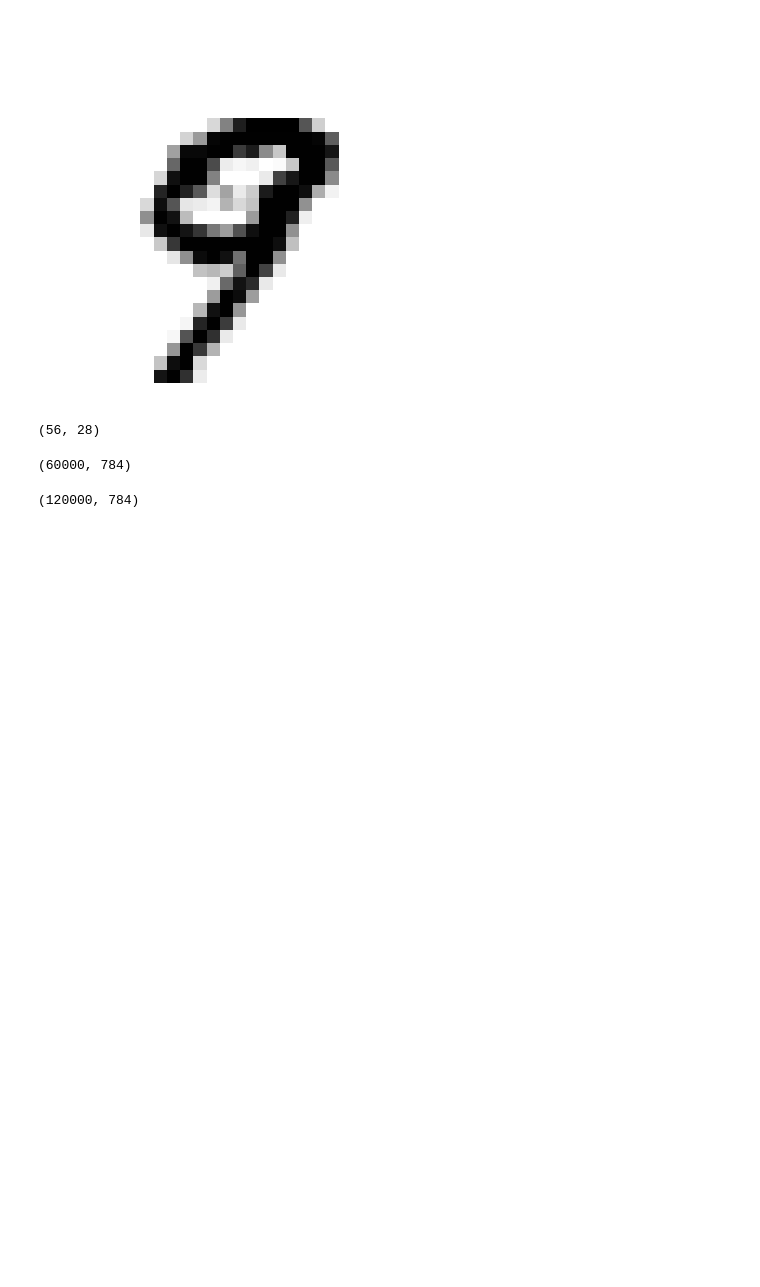
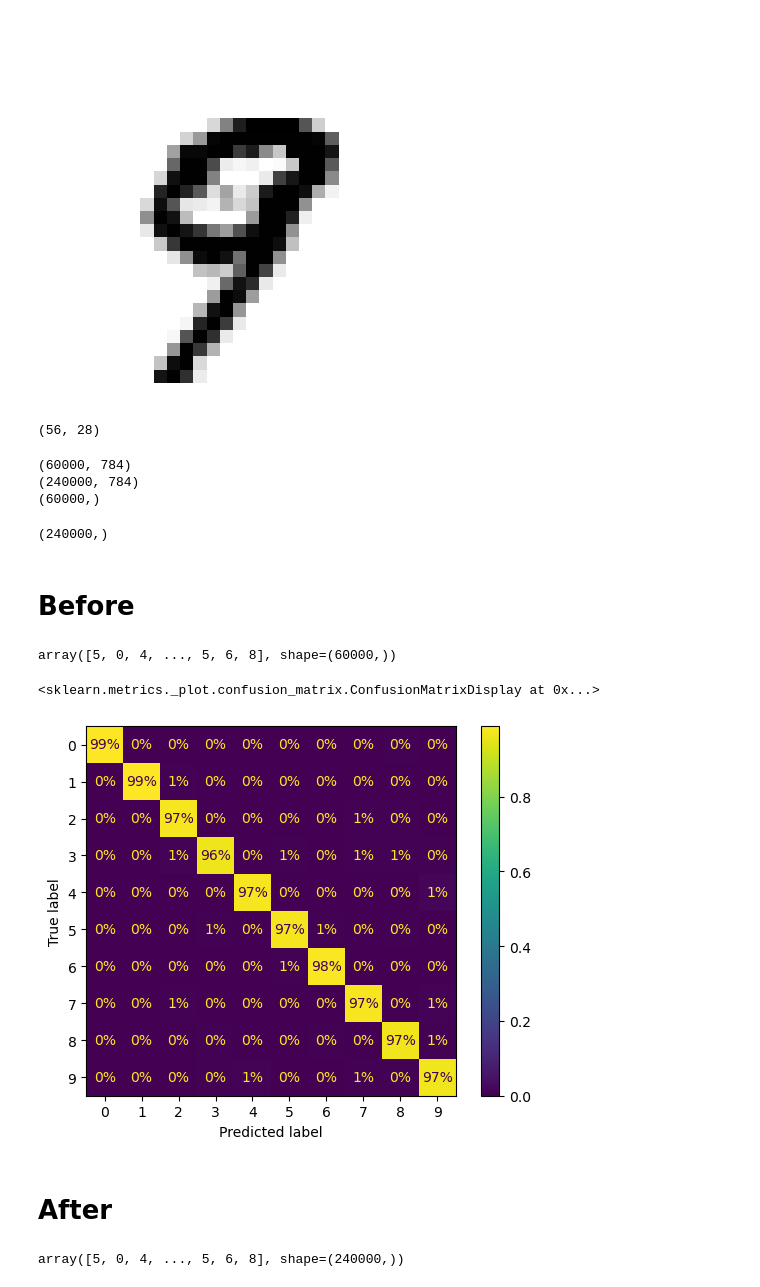
Before and after one commit to m-mhe/ml_practice, a Jupyter notebook: ExoandedMnist/main.ipynb, the cells around one changed output. Saved outputs shown, nothing was run; the diff lists cells and outputs as text; code cells hidden in the pictures; blank space fills up the shorter version.

Commit message:
Data Extention done

```diff
--- a/ExoandedMnist/main.ipynb
+++ b/ExoandedMnist/main.ipynb
@@ -118,9 +121,39 @@ arr.shape
 # %% [output]
 (56, 28)
 # %%
-xTrainExtended = np.concatenate((xTrain, alterUnderCrop), axis=0)
+xTrainExtended = np.concatenate((xTrain, alterUnderCrop, alterDownword, alterUpword), axis=0)
+yTrainExtended = np.concatenate((yTrain, yTrain, yTrain, yTrain), axis=0)
 print(xTrain.shape)
-xTrainExtended.shape
+print(xTrainExtended.shape)
+print(yTrain.shape)
+yTrainExtended.shape
 # %% [output]
 (60000, 784)
+(240000, 784)
+(60000,)
-(120000, 784)
+(240000,)
+# %% [markdown]
+# Before
+# %%
+primaryModel = XGBClassifier(
+    tree_method="hist",n_jobs=-1,
+    eval_metric="mlogloss")
+oGDSPredict = cross_val_predict(primaryModel, xTrain, yTrain, cv=5, n_jobs=-1)
+oGDSPredict
+# %% [output]
+array([5, 0, 4, ..., 5, 6, 8], shape=(60000,))
+# %%
+ConfusionMatrixDisplay.from_predictions(yTrain, oGDSPredict, normalize="true", values_format=".0%")
+# %% [output]
+<sklearn.metrics._plot.confusion_matrix.ConfusionMatrixDisplay at 0x...>
+[figure, added]
+# %% [markdown]
+# After
+# %%
+primaryModel = XGBClassifier(
+    tree_method="hist",n_jobs=-1,
+    eval_metric="mlogloss")
+extendentDataPredict = cross_val_predict(primaryModel, xTrainExtended, yTrainExtended, cv=5, n_jobs=-1)
+extendentDataPredict
+# %% [output]
+array([5, 0, 4, ..., 5, 6, 8], shape=(240000,))
```
Also changed, not shown: parts of 18 cells of this notebook, 2 other files.
